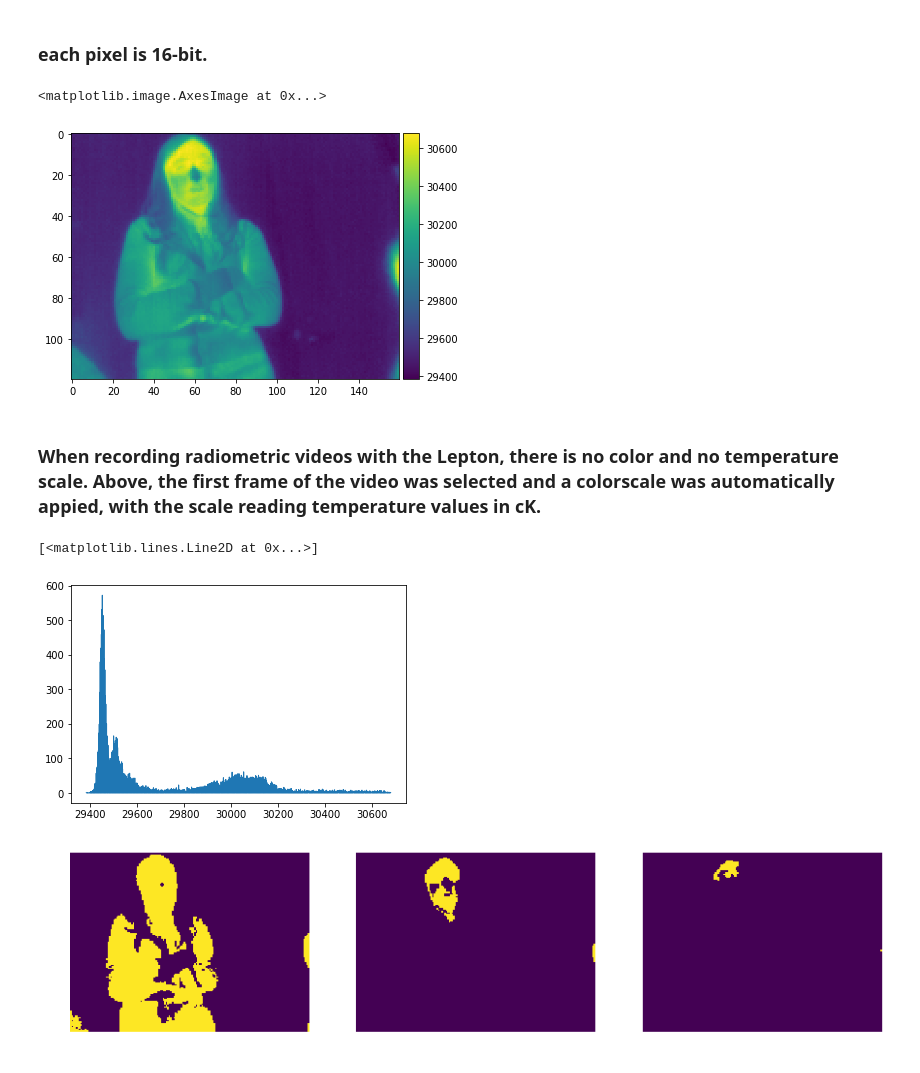
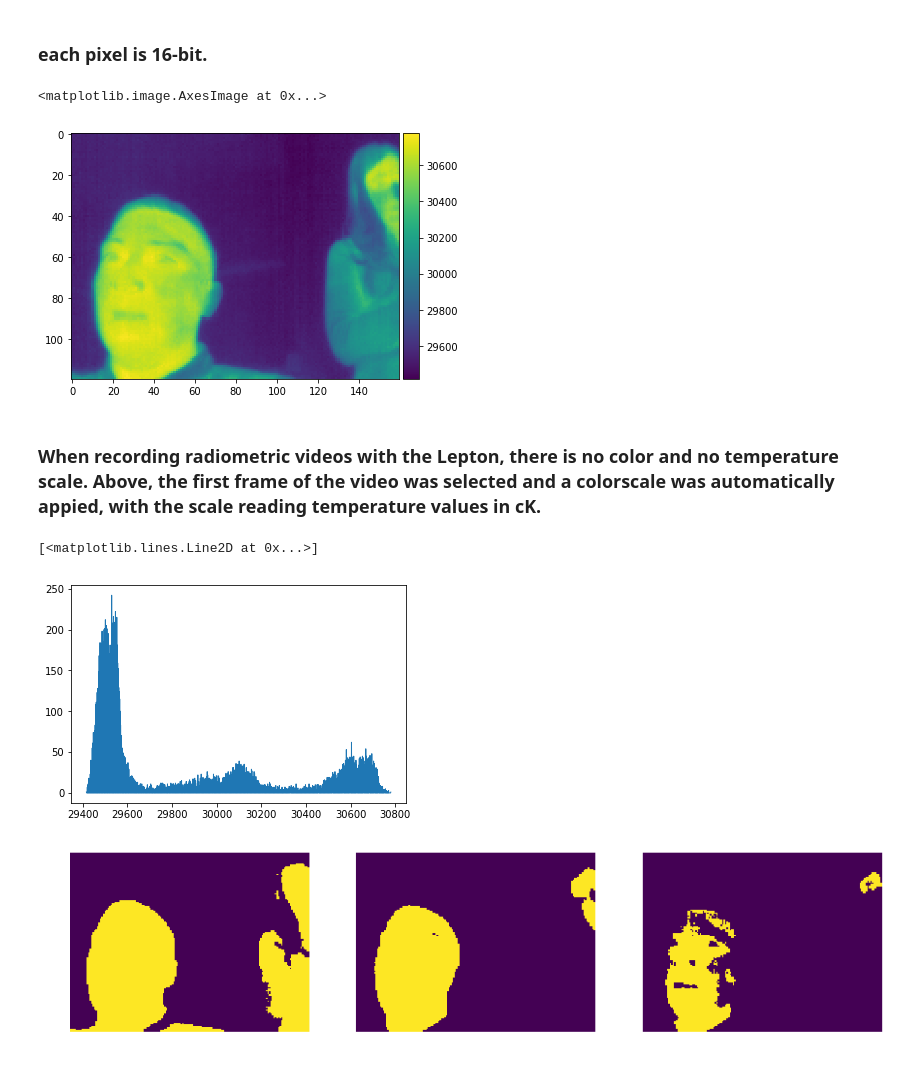
Before and after one commit to jrodguez/musical-robot, a Jupyter notebook: examples/image_recognition.ipynb, the cells around one changed output. Cells and saved outputs as stored; diff of their text form; code cells hidden in the pictures.

```diff
--- a/examples/image_recognition.ipynb
+++ b/examples/image_recognition.ipynb
@@ -21,28 +21,28 @@ dtype('uint16')
 # %% [markdown]
 ### each pixel is 16-bit.
 # %%
-io.imshow(example_image[0])
+io.imshow(example_image[50])
 # %% [output]
 <matplotlib.image.AxesImage at 0x...>
-[figure, old version]
+[figure, new version]
 # %% [markdown]
 ### When recording radiometric videos with the Lepton, there is no color and no temperature scale. Above, the first frame of the video was selected and a colorscale was automatically appied, with the scale reading temperature values in cK.
 # %%
 from skimage.exposure import histogram
 # %%
- height, width = histogram(example_image[0])
+ height, width = histogram(example_image[50])
 plt.plot( width, height, linewidth=1)
 # %% [output]
 [<matplotlib.lines.Line2D at 0x...>]
-[figure, old version]
+[figure, new version]
 # %%
 fig, axes = plt.subplots(figsize=(15, 6), ncols=3)
 thresh = [30000, 30400, 30600]
 
 counter = 0
 for ax, thres in zip(axes, thresh):
-    ax.imshow(example_image[0] > thres)
+    ax.imshow(example_image[50] > thres)
     ax.axis('off')
     counter += 1
 # %% [output]
-[figure, old version]
+[figure, new version]
```
